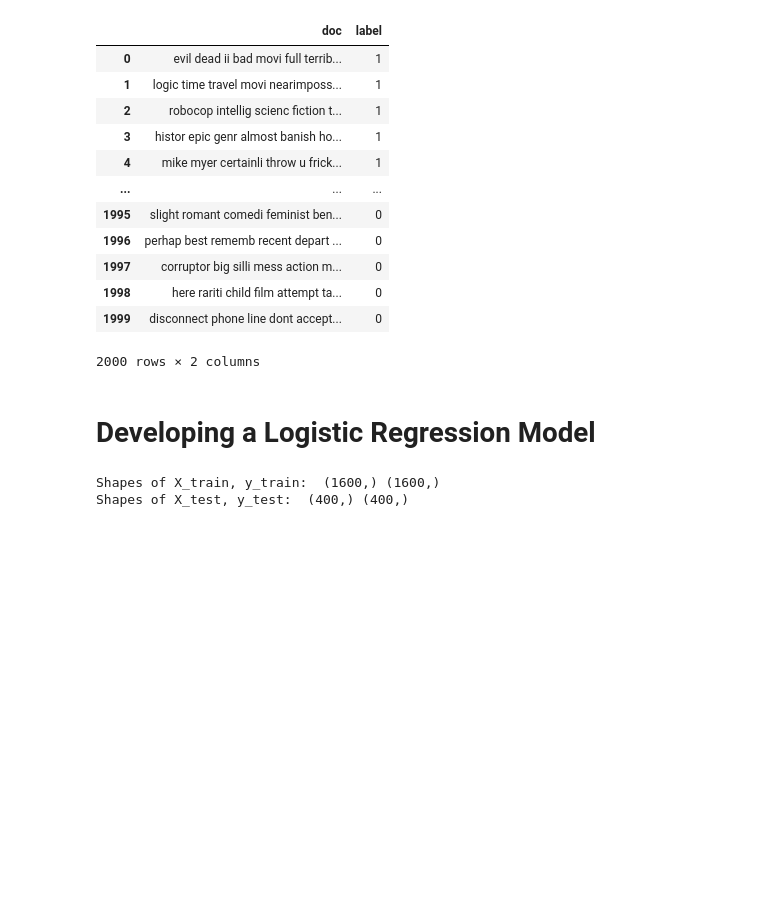
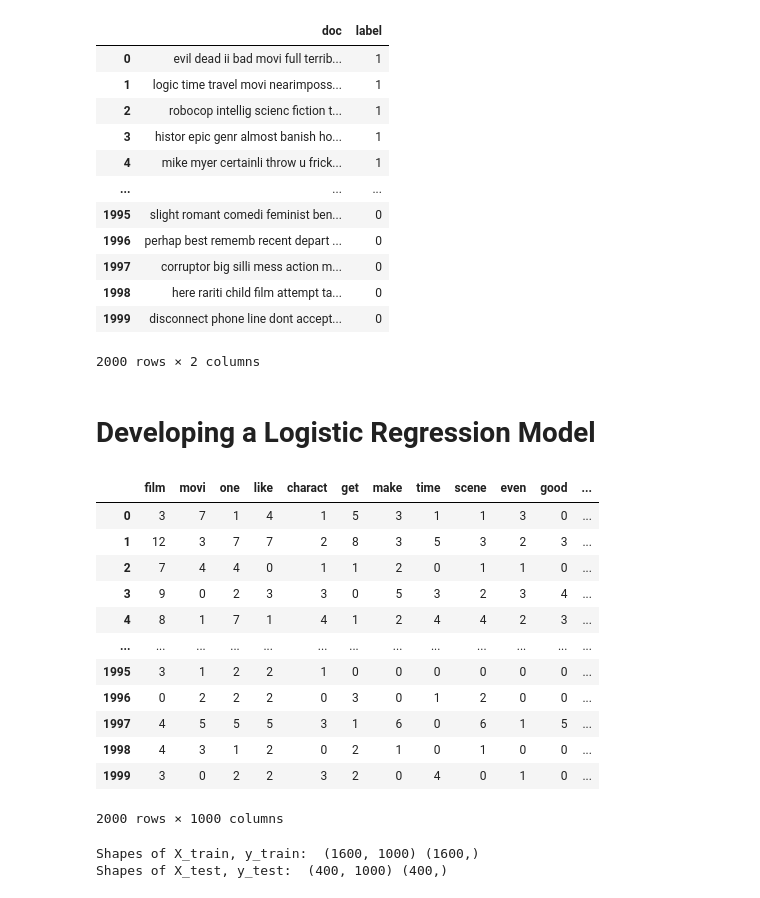
Before and after one commit to HuyenNguyenHelen/LING-5412, a Jupyter notebook: Assignment2_LogisticRegression.ipynb, the cells around one changed output. Saved outputs shown, nothing was run; the diff lists cells and outputs as text; code cells hidden in the pictures; blank space fills up the shorter version.

```diff
--- a/Assignment2_LogisticRegression.ipynb
+++ b/Assignment2_LogisticRegression.ipynb
@@ -173,22 +173,52 @@ for path in pos_neg_paths:
 vocabulary = top_freq_w(cleaned_word_freq, 1000, stopword_removing = True)
 # %%
 # Feature engineering
+# def feature_extractor (doc):
+#   doc_vec = []
+#   for feature in vocabulary.keys():
+#     feature_count = 0
+#     if feature in tokenizer (doc):
+#       feature_count+=1
+#     else:
+#       feature_count+=0
+#     doc_vec.append(feature_count)
+#   return doc_vec
+
 def feature_extractor (doc):
   doc_vec = []
+  token_list = tokenizer (doc)
   for feature in vocabulary.keys():
-    if feature in tokenizer (doc):
-      doc_vec.append(1)
-    else:
-      doc_vec.append(0)
+    # feature_count=0
+    feature_count = token_list.count(feature)
+    doc_vec.append(feature_count)
   return doc_vec
 
 X = data['doc'].apply(lambda x: feature_extractor(x))
 y = data['label']
+# %%
+
+X = X.apply(pd.Series)
+X.columns = vocabulary.keys()
+X
+# %% [output]
+|  | film | movi | one | like | charact | get | make | time | scene | even | good | ... |
+| 0 | 3 | 7 | 1 | 4 | 1 | 5 | 3 | 1 | 1 | 3 | 0 | ... |
+| 1 | 12 | 3 | 7 | 7 | 2 | 8 | 3 | 5 | 3 | 2 | 3 | ... |
+| 2 | 7 | 4 | 4 | 0 | 1 | 1 | 2 | 0 | 1 | 1 | 0 | ... |
+| 3 | 9 | 0 | 2 | 3 | 3 | 0 | 5 | 3 | 2 | 3 | 4 | ... |
+| 4 | 8 | 1 | 7 | 1 | 4 | 1 | 2 | 4 | 4 | 2 | 3 | ... |
+| ... | ... | ... | ... | ... | ... | ... | ... | ... | ... | ... | ... | ... |
+| 1995 | 3 | 1 | 2 | 2 | 1 | 0 | 0 | 0 | 0 | 0 | 0 | ... |
+| 1996 | 0 | 2 | 2 | 2 | 0 | 3 | 0 | 1 | 2 | 0 | 0 | ... |
+| 1997 | 4 | 5 | 5 | 5 | 3 | 1 | 6 | 0 | 6 | 1 | 5 | ... |
+| 1998 | 4 | 3 | 1 | 2 | 0 | 2 | 1 | 0 | 1 | 0 | 0 | ... |
+| 1999 | 3 | 0 | 2 | 2 | 3 | 2 | 0 | 4 | 0 | 1 | 0 | ... |
+2000 rows × 1000 columns
 # %%
 # Spliting the dataset for training and testing
-X_train, X_test, y_train, y_test = train_test_split (X, y , train_size = 0.8, random_state = 42, shuffle = True, stratify=data['label'])
+X_train, X_test, y_train, y_test = train_test_split (X[vocabulary.keys()], y , train_size = 0.8, random_state = 42, shuffle = True, stratify=data['label'])
 print ('Shapes of X_train, y_train: ', X_train.shape, y_train.shape)
 print ('Shapes of X_test, y_test: ', X_test.shape, y_test.shape)
 # %% [output]
-Shapes of X_train, y_train:  (1600,) (1600,)
-Shapes of X_test, y_test:  (400,) (400,)
+Shapes of X_train, y_train:  (1600, 1000) (1600,)
+Shapes of X_test, y_test:  (400, 1000) (400,)
```
Also changed, not shown: parts of 1 cell of this notebook.
